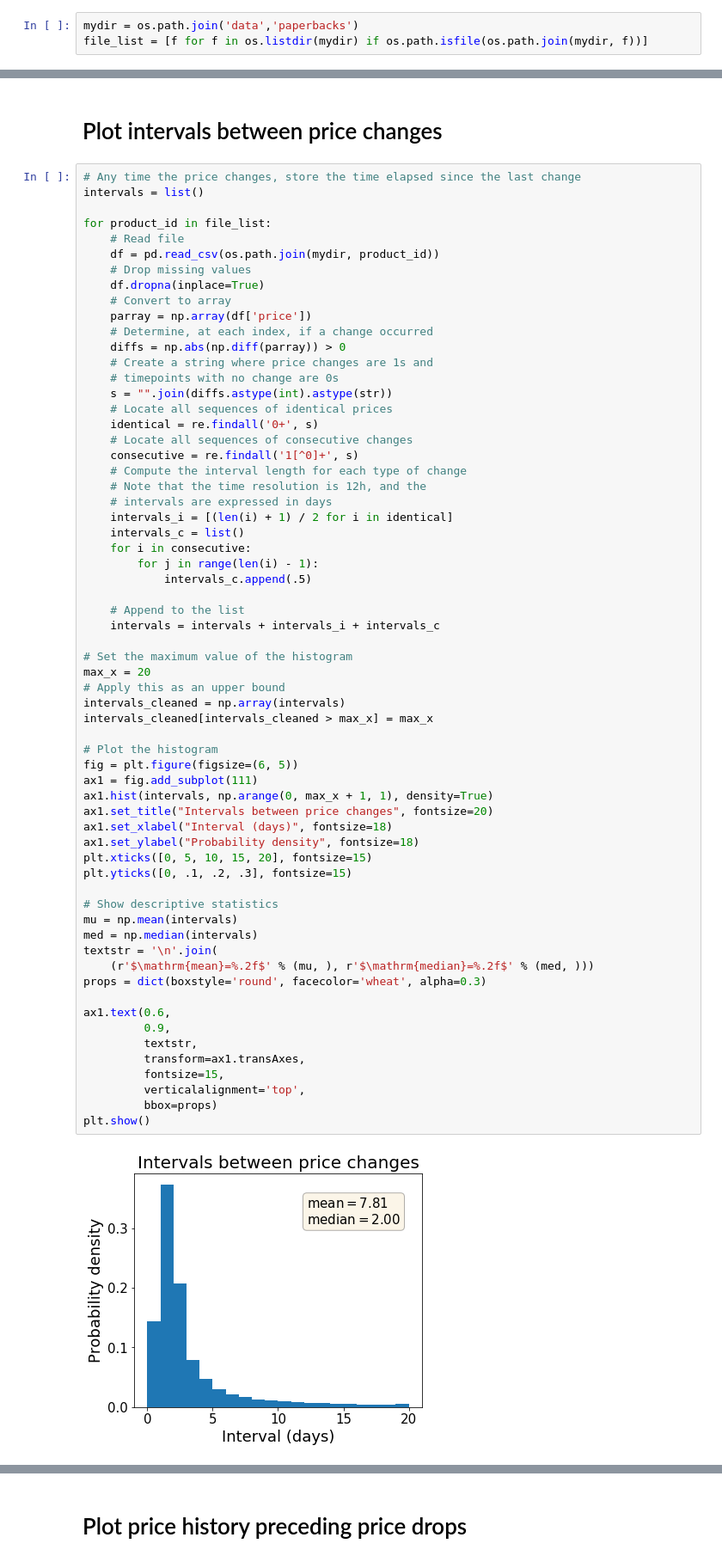
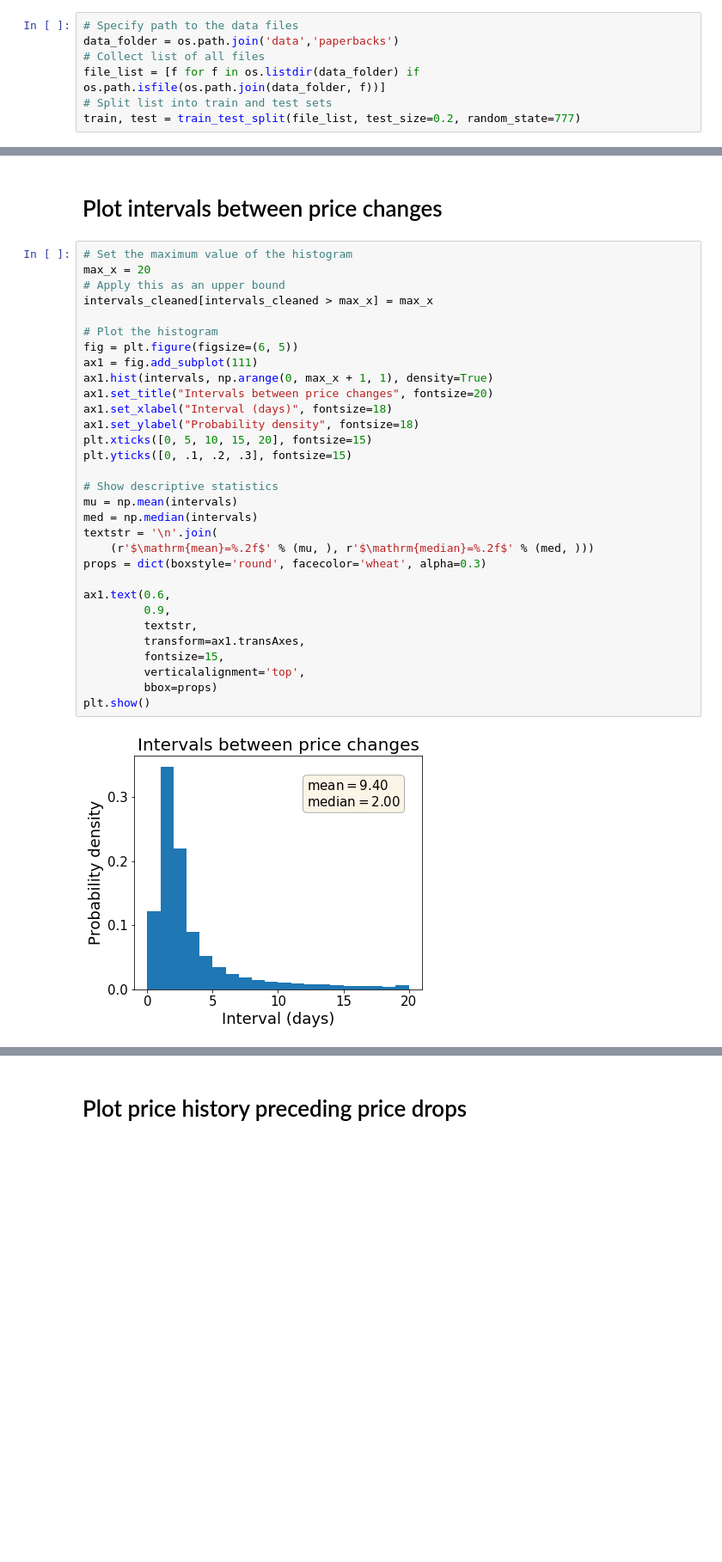
Before and after one commit to zekebarger/BookDrop, a Jupyter notebook: notebooks/1-EDA.ipynb, the cells around one changed output, grey strips where cells are left out. Shown: that part at 86% size. Saved outputs shown, nothing was run; the diff lists cells and outputs as text; blank space fills up the shorter version.

```diff
--- a/notebooks/1-EDA.ipynb
+++ b/notebooks/1-EDA.ipynb
@@ -20,5 +23,9 @@ import utils.bookdroputils as bd
 # %% [markdown]
 Each file is the complete price history for one product in the dataset.
 # %%
-mydir = os.path.join('data','paperbacks')
-file_list = [f for f in os.listdir(mydir) if os.path.isfile(os.path.join(mydir, f))]
+# Specify path to the data files
+data_folder = os.path.join('data','paperbacks')
+# Collect list of all files
+file_list = [f for f in os.listdir(data_folder) if os.path.isfile(os.path.join(data_folder, f))]
+# Split list into train and test sets
+train, test = train_test_split(file_list, test_size=0.2, random_state=777)
@@ -25,67 +129,35 @@ file_list = [f for f in os.listdir(mydir) if os.path.isfile(os.path.join(mydir,
 # %% [markdown]
 # Plot intervals between price changes
 # %%
-# Any time the price changes, store the time elapsed since the last change
-intervals = list()
-
-for product_id in file_list:
-    # Read file
-    df = pd.read_csv(os.path.join(mydir, product_id))
-    # Drop missing values
-    df.dropna(inplace=True)
-    # Convert to array
-    parray = np.array(df['price'])
-    # Determine, at each index, if a change occurred
-    diffs = np.abs(np.diff(parray)) > 0
-    # Create a string where price changes are 1s and
-    # timepoints with no change are 0s
-    s = "".join(diffs.astype(int).astype(str))
-    # Locate all sequences of identical prices
-    identical = re.findall('0+', s)
-    # Locate all sequences of consecutive changes
-    consecutive = re.findall('1[^0]+', s)
-    # Compute the interval length for each type of change
-    # Note that the time resolution is 12h, and the
-    # intervals are expressed in days
-    intervals_i = [(len(i) + 1) / 2 for i in identical]
-    intervals_c = list()
-    for i in consecutive:
-        for j in range(len(i) - 1):
-            intervals_c.append(.5)
-
-    # Append to the list
-    intervals = intervals + intervals_i + intervals_c
-
 # Set the maximum value of the histogram
 max_x = 20
 # Apply this as an upper bound
-intervals_cleaned = np.array(intervals)
 intervals_cleaned[intervals_cleaned > max_x] = max_x
 
 # Plot the histogram
 fig = plt.figure(figsize=(6, 5))
 ax1 = fig.add_subplot(111)
 ax1.hist(intervals, np.arange(0, max_x + 1, 1), density=True)
 ax1.set_title("Intervals between price changes", fontsize=20)
 ax1.set_xlabel("Interval (days)", fontsize=18)
 ax1.set_ylabel("Probability density", fontsize=18)
 plt.xticks([0, 5, 10, 15, 20], fontsize=15)
 plt.yticks([0, .1, .2, .3], fontsize=15)
 
 # Show descriptive statistics
 mu = np.mean(intervals)
 med = np.median(intervals)
 textstr = '\n'.join(
     (r'$\mathrm{mean}=%.2f$' % (mu, ), r'$\mathrm{median}=%.2f$' % (med, )))
 props = dict(boxstyle='round', facecolor='wheat', alpha=0.3)
 
 ax1.text(0.6,
          0.9,
          textstr,
          transform=ax1.transAxes,
          fontsize=15,
          verticalalignment='top',
          bbox=props)
 plt.show()
 # %% [output]
-[figure, old version]
+[figure, new version]
```
Also changed, not shown: parts of 15 cells of this notebook, 4 other files.
